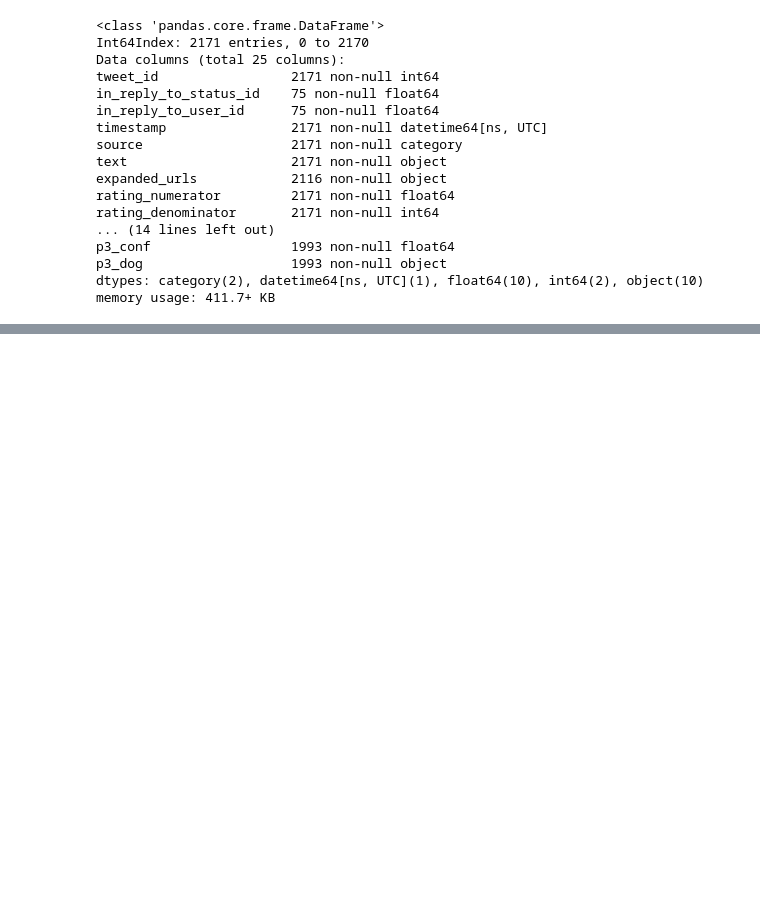
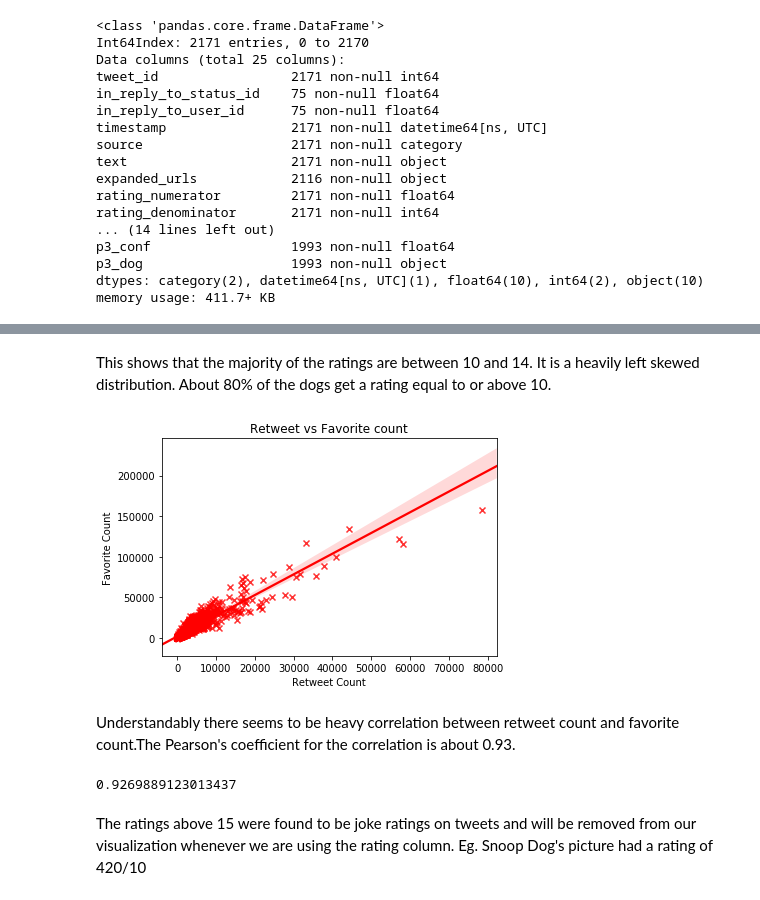
Before and after one commit to srinivasayer4/Udacity-WeRateDogs-project, a Jupyter notebook: Udacity Project_We Rate Dogs Analysis.ipynb, the cells around one changed output, grey strips where cells are left out. Cells and saved outputs as stored; diff of their text form; code cells hidden in the pictures; blank space fills up the shorter version.

```diff
--- a/Udacity Project_We Rate Dogs Analysis.ipynb
+++ b/Udacity Project_We Rate Dogs Analysis.ipynb
@@ -849,0 +878,19 @@ memory usage: 411.7+ KB
+# %% [markdown]
+This shows that the majority of the ratings are between 10 and 14. It is a heavily left skewed distribution. About 80% of the dogs get a rating equal to or above 10.
+# %%
+# Finding the correlation between retweets and favorites
+sns.regplot(x= master.retweet_count, y= master.favorite_count, marker= 'x', color= 'r')
+plt.xlabel('Retweet Count')
+plt.ylabel('Favorite Count')
+plt.title('Retweet vs Favorite count');
+# %% [output]
+[figure, added]
+# %% [markdown]
+Understandably there seems to be heavy correlation between retweet count and favorite count.The Pearson's coefficient for the correlation is about 0.93.
+# %%
+#Finding Peearson's coefficient of correlation
+master[['retweet_count', 'favorite_count']].corr().iloc[0,1]
+# %% [output]
+0.9269889123013437
+# %% [markdown]
+The ratings above 15 were found to be joke ratings on tweets and will be removed from our visualization whenever we are using the rating column. Eg. Snoop Dog's picture had a rating of 420/10
```
Also changed, not shown: parts of 20 cells of this notebook.
